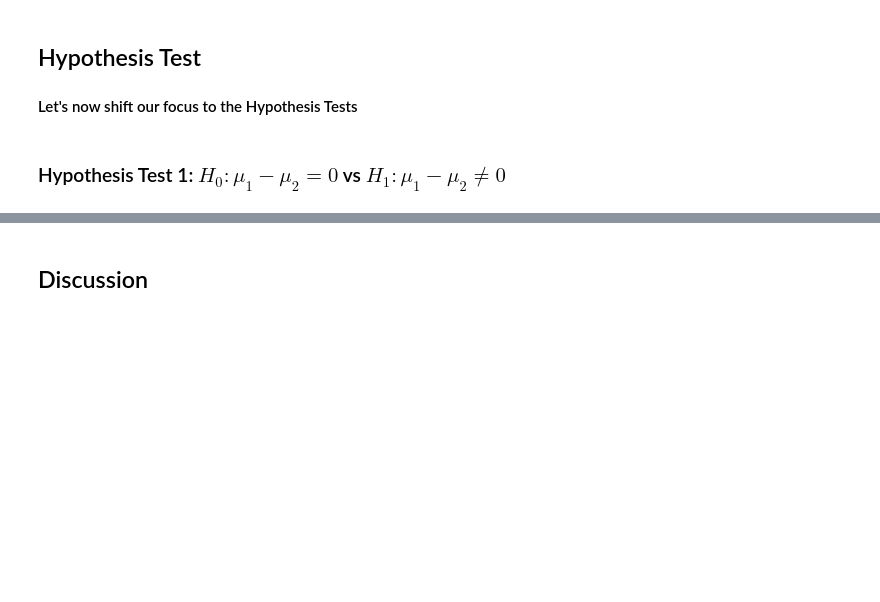
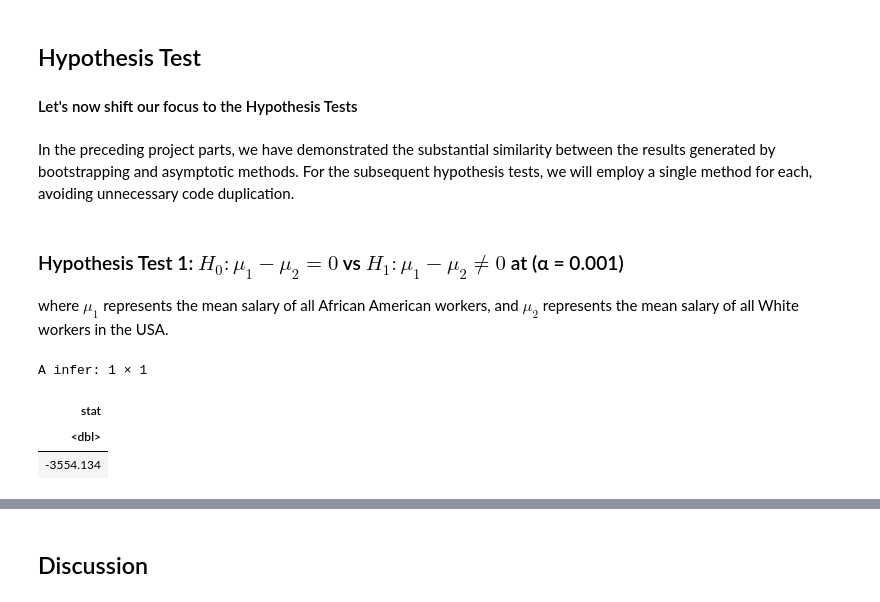
Before and after one commit to hongkailiu123/Race-VS.-Annual-Income-Statistical-Inference-Report, a Jupyter notebook: Final_Report.ipynb, the cells around one changed output, grey strips where cells are left out. Drawn from its saved outputs; the diff is of its cells as text; code cells hidden in the pictures; blank space fills up the shorter version.

```diff
--- a/Final_Report.ipynb
+++ b/Final_Report.ipynb
@@ -513,6 +557,9 @@ The bootstrapping method is widely applicable, while the asymptotic method is ap
 # %% [markdown]
 ## Hypothesis Test
 #### Let's now shift our focus to the Hypothesis Tests
+# %% [markdown]
+In the preceding project parts, we have demonstrated the substantial similarity between the results generated by bootstrapping and asymptotic methods. For the subsequent hypothesis tests, we will employ a single method for each, avoiding unnecessary code duplication.
 # %% [markdown]
-### Hypothesis Test 1: $H_0: \mu_1 - \mu_2 = 0$ vs $H_1: \mu_1 - \mu_2 \neq 0$</center>
+### Hypothesis Test 1: $H_0: \mu_1 - \mu_2 = 0$ vs $H_1: \mu_1 - \mu_2 \neq 0$</center> at (α = 0.001)
+where $\mu_1$ represents the mean salary of all African American workers, and $\mu_2$ represents the mean salary of all White workers in the USA.
 # %%
@@ -526,8 +587,10 @@ head(null_dist)
 # %%
-obs_diff_means <- salary_sample %>%
-  specify(formula = Salary ~ Race) %>%
-  calculate(stat = "diff in means", order = c("White", "African American"))
 obs_diff_means
+# %% [output]
+A infer: 1 × 1
+| stat |
+| <dbl> |
+| -3554.134 |
 # %%
 p_val <- null_dist %>%
           get_p_value(obs_stat = obs_diff_means, direction = "both")
```
Also changed, not shown: parts of 26 cells of this notebook.
